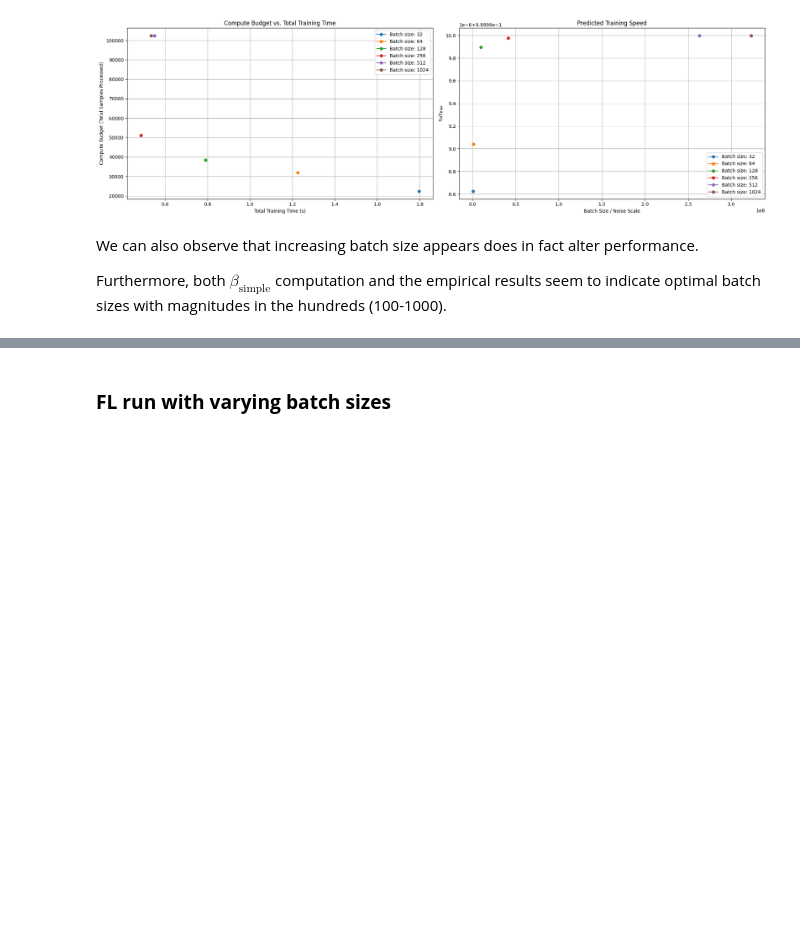
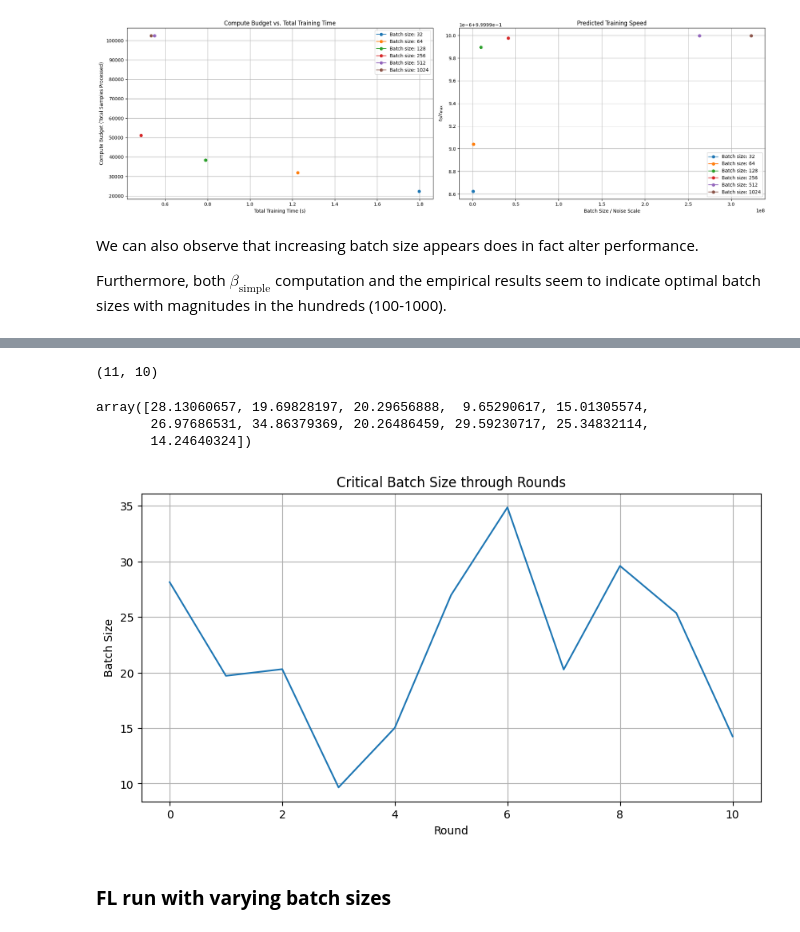
Before and after one commit to Lourencom/L361-FL-project, a Jupyter notebook: main.ipynb, the cells around one changed output, grey strips where cells are left out. Saved outputs shown, nothing was run; the diff lists cells and outputs as text; code cells hidden in the pictures; blank space fills up the shorter version.

Commit message:
critical bs estimation works

```diff
--- a/main.ipynb
+++ b/main.ipynb
@@ -326,3 +393,38 @@ Furthermore, both $\beta_{\text{simple}}$ computation and the empirical results
+# %%
+grads_big = [el[1]['avg'] for el in  G_small_norm_squared]
+# make a grads_big_np matrix num_rounds x num_clients, where we repeat the avg value num_clients times
+grads_big_np = np.array(grads_big).reshape(-1,1)
+grads_big_np = np.repeat(grads_big_np, num_clients_per_round, axis=1)
+grads_big_np.shape
+# %% [output]
+(11, 10)
+# %%
+B_small = batch_size
+B_big = num_clients_per_round * batch_size
+# %%
+G_squared = 1 / (B_big - B_small) * (grads_big_np * B_big - grads_small_np * B_small)
+S = 1 / (1 / B_small - 1 / B_big) * (grads_big_np - grads_small_np)
+# %%
+G_expected = np.mean(G_squared, axis=1)
+S_expected = np.mean(np.abs(S), axis=1)
+B_simple = S_expected / G_expected
+# %%
+B_simple
+# %% [output]
+array([28.13060657, 19.69828197, 20.29656888,  9.65290617, 15.01305574,
+       26.97686531, 34.86379369, 20.26486459, 29.59230717, 25.34832114,
+       14.24640324])
+# %%
+# plot nicely B_simple through the rounds
+fig, ax = plt.subplots(figsize=(10, 5))
+ax.plot(B_simple)
+ax.set_xlabel('Round')
+ax.set_ylabel('Batch Size')
+ax.set_title('Critical Batch Size through Rounds')
+plt.grid(True)
+plt.show()
+# %% [output]
+[figure, added]
 # %% [markdown]
 ### **FL run with varying batch sizes**
 # %%
```
Also changed, not shown: parts of 5 cells of this notebook, 1 other file.
